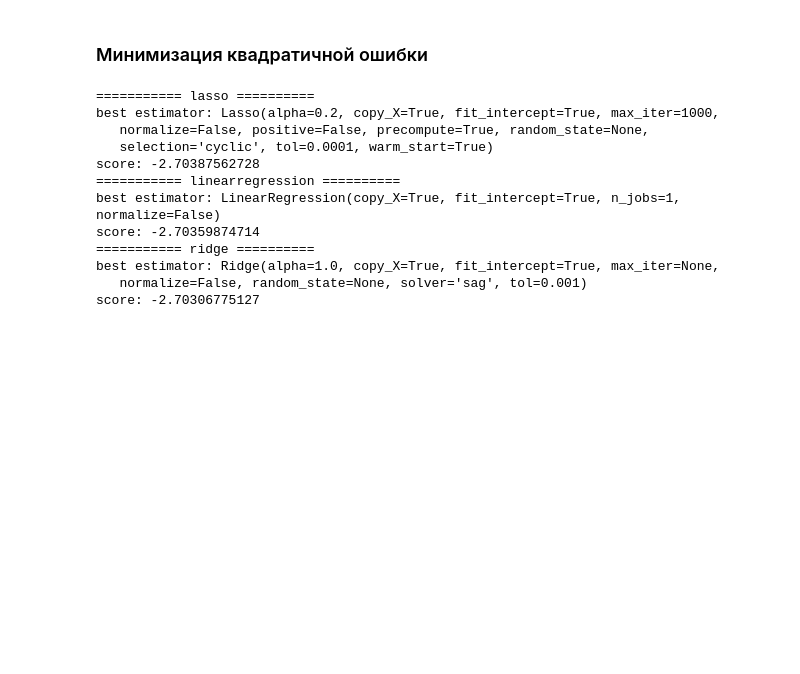
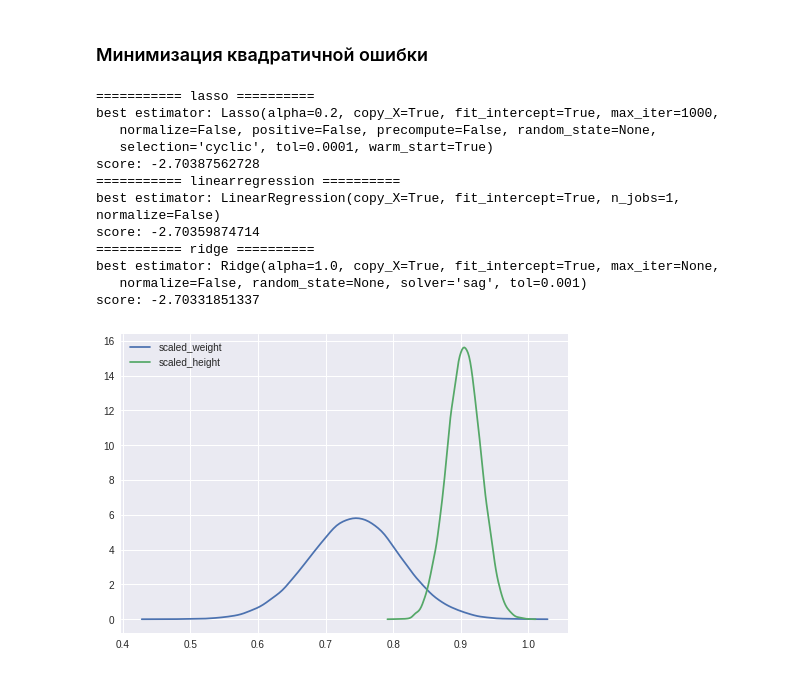
Before and after one commit to yashim/S7_hackathon, a Jupyter notebook: qualifines.ipynb, the cells around one changed output. Cells and saved outputs as stored; diff of their text form; code cells hidden in the pictures; blank space fills up the shorter version.

```diff
--- a/qualifines.ipynb
+++ b/qualifines.ipynb
@@ -93,7 +95,7 @@ for key in grid_search_data.keys():
     params = grid_search_data[key]['params']
 
     clf = GridSearchCV(model, params, n_jobs=-1, scoring='neg_mean_squared_error')
-    clf.fit(df['Weight'].reshape(-1, 1), df['Height'])
+    clf.fit(df['Weight'].values.reshape(-1, 1), df['Height'])
 
     print('===========', key, '==========')
     print('best estimator:',clf.best_estimator_)
@@ -101,7 +103,7 @@ for key in grid_search_data.keys():
 # %% [output]
 =========== lasso ==========
 best estimator: Lasso(alpha=0.2, copy_X=True, fit_intercept=True, max_iter=1000,
-   normalize=False, positive=False, precompute=True, random_state=None,
+   normalize=False, positive=False, precompute=False, random_state=None,
    selection='cyclic', tol=0.0001, warm_start=True)
 score: -2.70387562728
 =========== linearregression ==========
@@ -110,4 +112,13 @@ score: -2.70359874714
 =========== ridge ==========
 best estimator: Ridge(alpha=1.0, copy_X=True, fit_intercept=True, max_iter=None,
    normalize=False, random_state=None, solver='sag', tol=0.001)
-score: -2.70306775127
+score: -2.70331851337
+# %%
+df['scaled_weight'] = df['Weight'] / np.max(df['Weight'])
+df['scaled_height'] = df['Height'] / np.max(df['Height'])
+fig, ax = plt.subplots()
+sns.kdeplot(df['scaled_weight'], ax=ax)
+sns.kdeplot(df['scaled_height'], ax=ax)
+plt.show()
+# %% [output]
+[figure, added]
```
Also changed, not shown: parts of 3 cells of this notebook.
